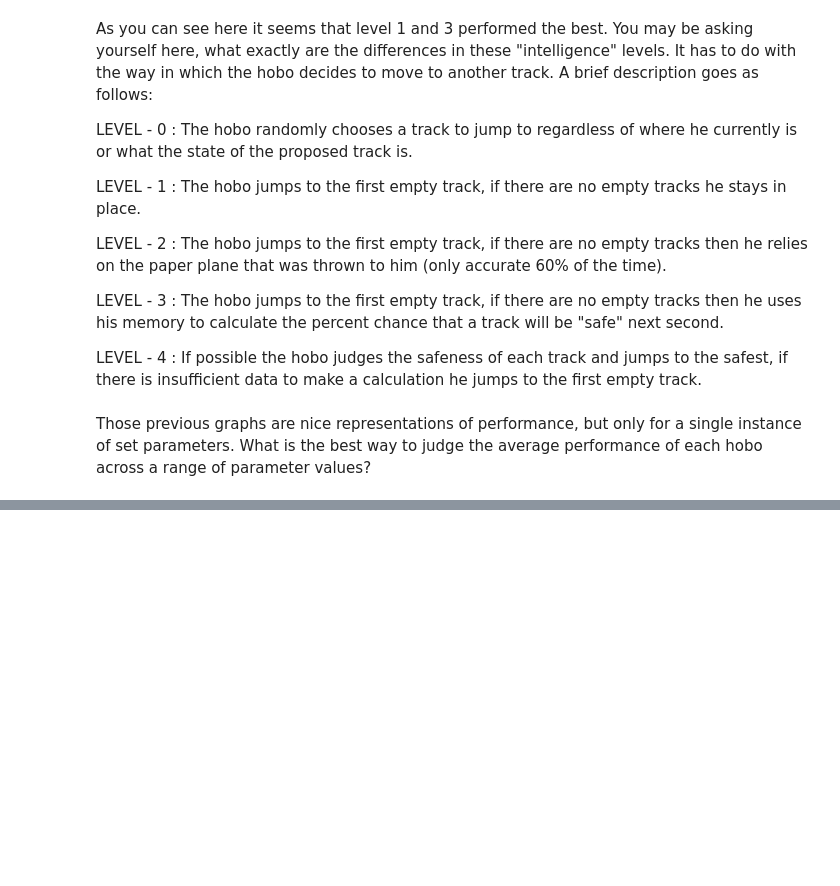
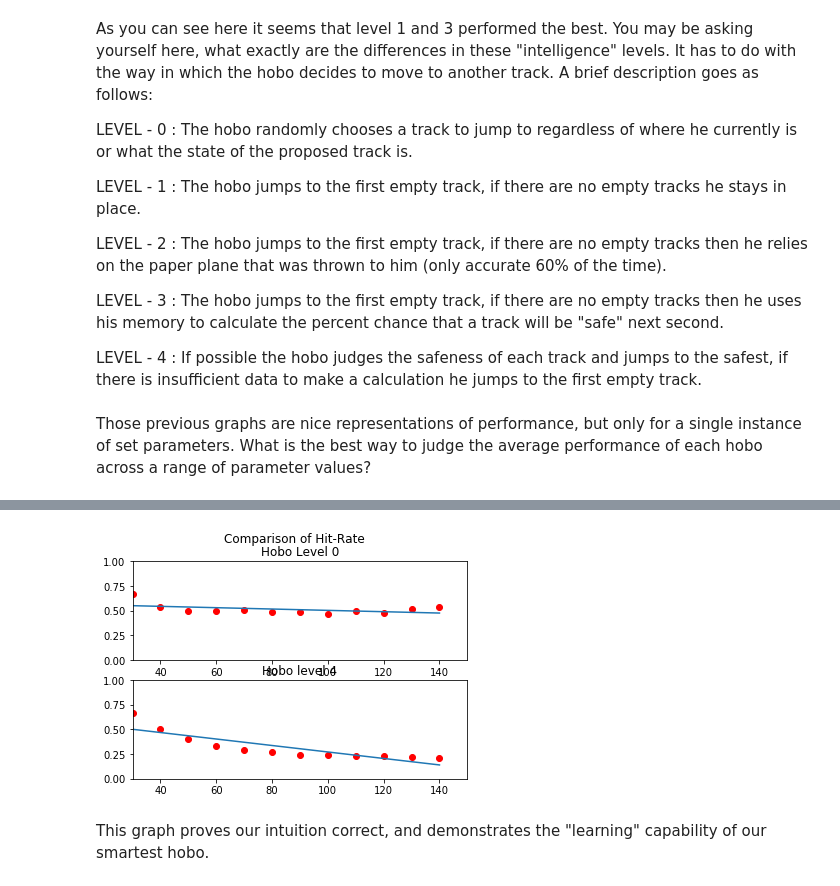
Before and after one commit to OneHandKlap/CPS406---Hobos, a Jupyter notebook: HogwartsHobos.ipynb, the cells around one changed output, grey strips where cells are left out. Drawn from its saved outputs; the diff is of its cells as text; code cells hidden in the pictures; blank space fills up the shorter version.

```diff
--- a/HogwartsHobos.ipynb
+++ b/HogwartsHobos.ipynb
@@ -532,0 +539,36 @@ for hoboLevel in range(5):
+# %%
+from numpy.polynomial.polynomial import polyfit
+results0=[]
+results4=[]
+x=[]
+for i in range (30,150,10):
+    x.append(i)
+    meanResult0=[]
+    meanResult4=[]
+    for j in range(25):
+        meanResult0.append(simulateGame(7,7,5,i,0))
+        meanResult4.append(simulateGame(7,7,5,i,4))
+    results0.append(20/mean(meanResult0))
+    results4.append(20/mean(meanResult4))
+fig,ax = plt.subplots(2)
+fig.suptitle("Comparison of Hit-Rate")
+custom_ylim=(0,1)
+custom_xlim=(30,150)
+
+x=np.array(x)
+ax[0].plot(x,results0,'ro')
+
+ax[0].set_title("Hobo Level 0")
+b,m = polyfit(x,results0,1)
+ax[0].plot(x,b+m*x,'-')
+ax[1].plot(x,results4,'ro')
+b,m = polyfit(x,results4,1)
+ax[1].set_title("Hobo level 4")
+ax[1].plot(x,b+m*x,'-')
+
+plt.setp(ax, ylim=custom_ylim,xlim=custom_xlim)
+plt.show()
+# %% [output]
+[figure, added]
+# %% [markdown]
+This graph proves our intuition correct, and demonstrates the "learning" capability of our smartest hobo.
```
Also changed, not shown: parts of 2 cells of this notebook, 1 other file.
